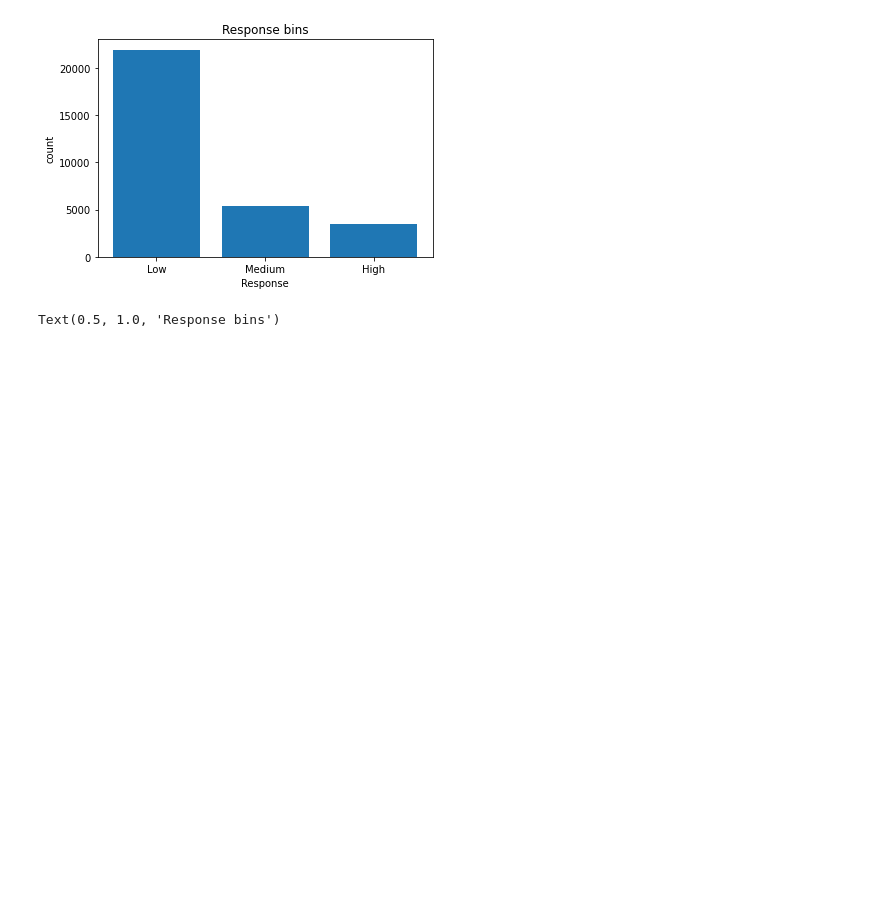
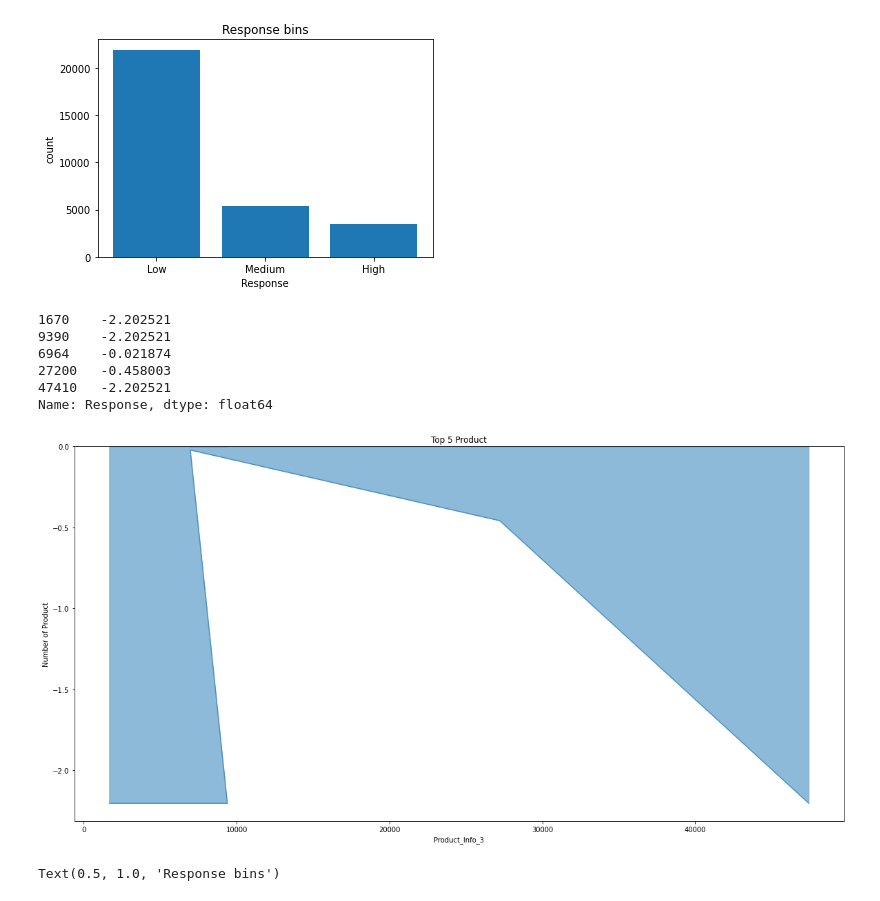
Before and after one commit to Andhi1710/python, a Jupyter notebook: Kelompok_1.ipynb, the cells around one changed output. Saved outputs shown, nothing was run; the diff lists cells and outputs as text; code cells hidden in the pictures; blank space fills up the shorter version.

```diff
--- a/Kelompok_1.ipynb
+++ b/Kelompok_1.ipynb
@@ -425,6 +486,39 @@ plt.pyplot.title("Response bins")
 # %% [output]
 Text(0.5, 1.0, 'Response bins')
 [figure]
+# %%
+#@title Area Plots
+df.sort_values(['Ins_Age'], ascending=False, axis=0, inplace=True)
+
+# get the top 5 entries
+df_top5 = df.head()
+
+# transpose the dataframe
+df_top5 = df_top5['Response'].transpose()
+
+df_top5.head()
+# %% [output]
+1670    -2.202521
+9390    -2.202521
+6964    -0.021874
+27200   -0.458003
+47410   -2.202521
+Name: Response, dtype: float64
+# %%
+import matplotlib.pyplot as plt
+df_top5.index = df_top5.index.map(int) # let's change the index values of df_top5 to type integer for plotting
+df_top5.plot(kind='area',
+             stacked=False,
+             figsize=(20, 10), # pass a tuple (x, y) size
+             )
+
+plt.title('Top 5 Product')
+plt.ylabel('Number of Product')
+plt.xlabel('Product_Info_3')
+
+plt.show()
+# %% [output]
+[figure, added]
 # %%
 #@title Histogram
 %matplotlib inline
```
Also changed, not shown: parts of 25 cells of this notebook.
